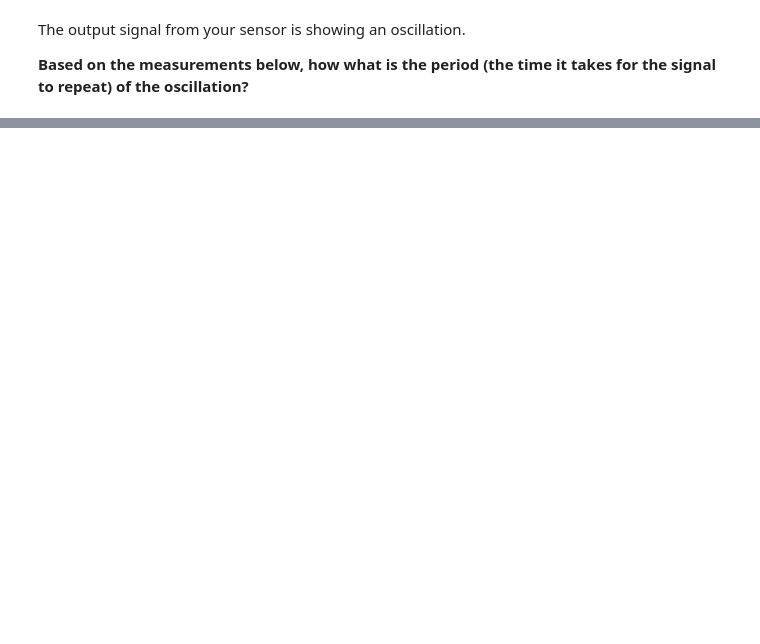
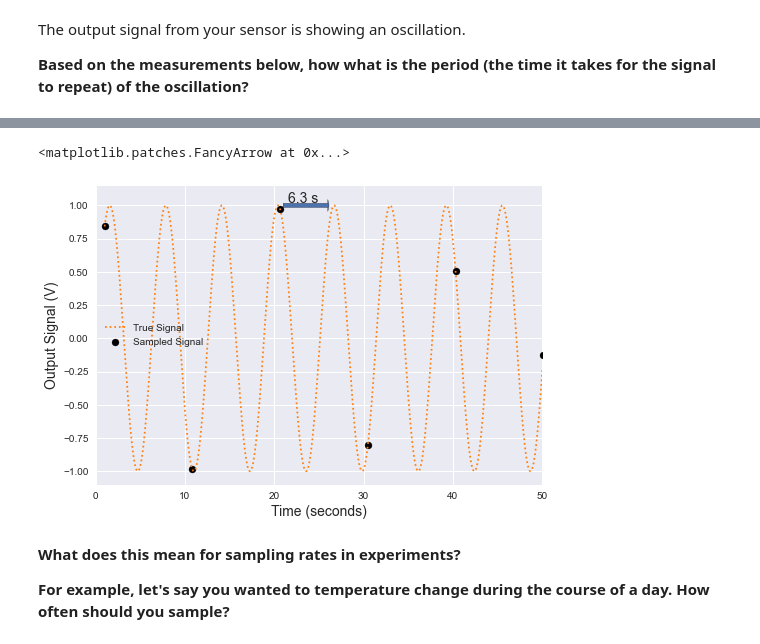
Before and after one commit to TobGerken/ISAT300, a Jupyter notebook: 6_CalibrationAndADConversion.ipynb, the cells around one changed output, grey strips where cells are left out. Cells and saved outputs as stored; diff of their text form; code cells hidden in the pictures; blank space fills up the shorter version.

```diff
--- a/6_CalibrationAndADConversion.ipynb
+++ b/6_CalibrationAndADConversion.ipynb
@@ -228,0 +280,22 @@ The above is an example of temporal aliasing.
+# %%
+# Change the sampling interval to see how often you need to sample to be able to capture the signal
+HighEnoughSampling = 10 # seconds
+
+# This creates the plot
+plt.xlim(0,50)
+ax = plt.ylabel('Output Signal (V)', fontsize = 14)
+plt.xlabel('Time (seconds)', fontsize = 14)
+plt.text(21.5,1.02, '6.3 s', fontsize = 14)
+plt.plot(x,y,linestyle =':', color='tab:orange')
+
+dx_enough= round(HighEnoughSampling/(tmax/dx))
+plt.scatter(x[0::dx_enough],y[0::dx_enough], marker = 'o', color = 'k')
+plt.legend(['True Signal', 'Sampled Signal'])
+plt.arrow(21,1, 5, 0, width=.03)
+# %% [output]
+<matplotlib.patches.FancyArrow at 0x...>
+[figure, added]
+# %% [markdown]
+**What does this mean for sampling rates in experiments?**
+
+**For example, let's say you wanted to temperature change during the course of a day. How often should you sample?**
```
Also changed, not shown: parts of 11 cells of this notebook.
